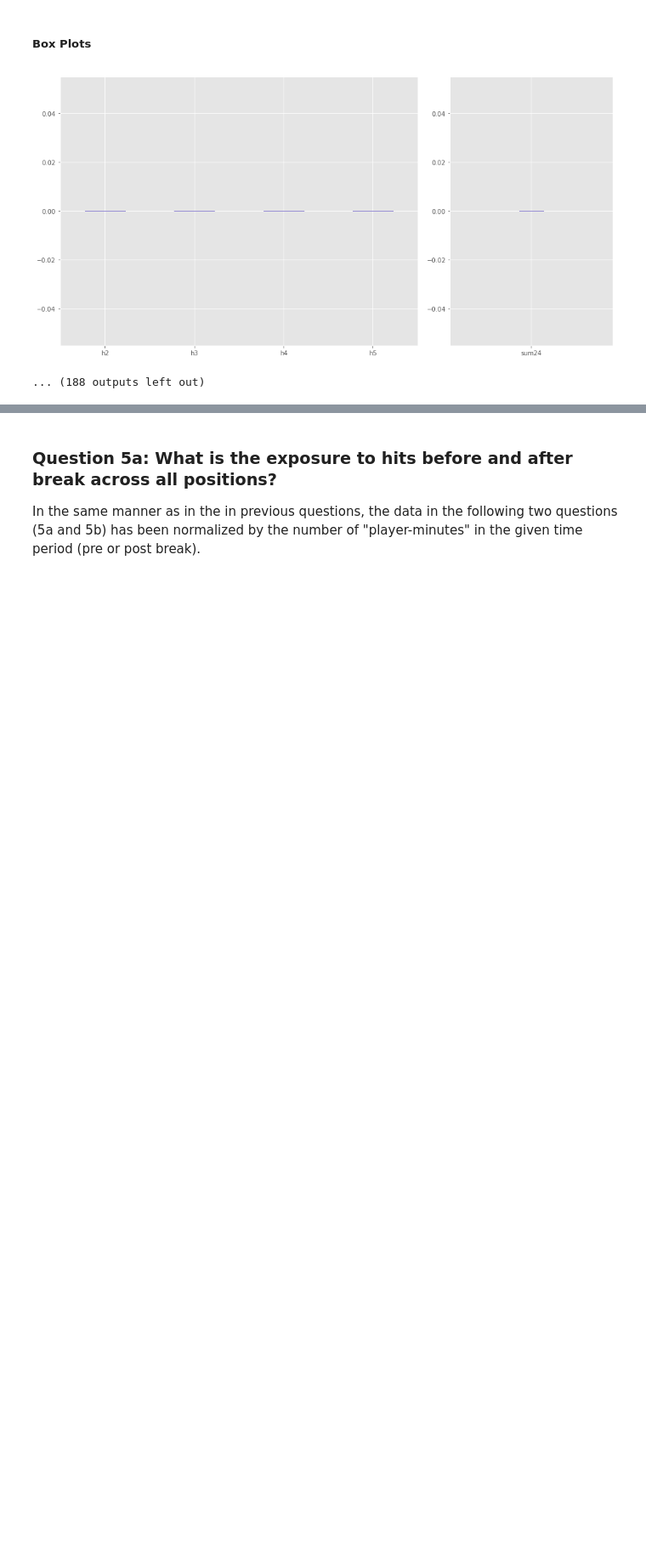
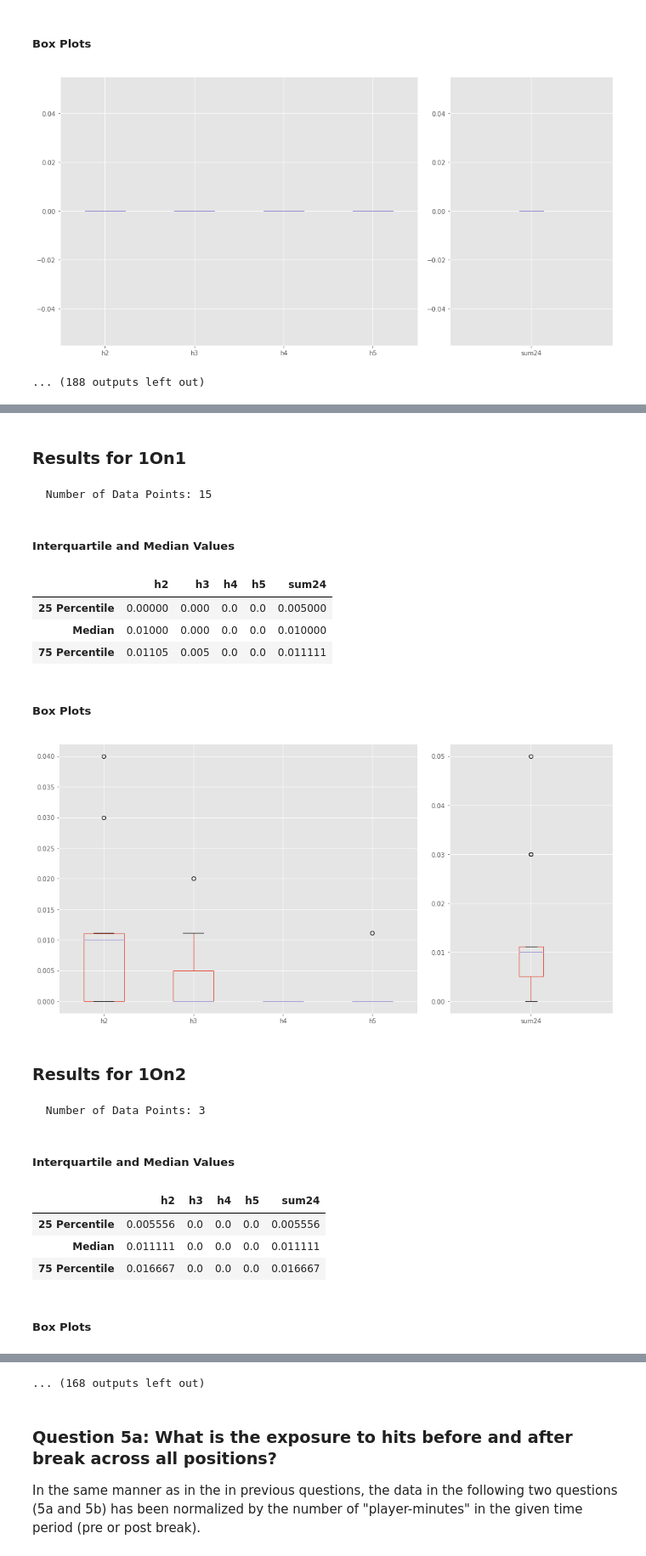
Before and after one commit to smhilde/ut_hits, a Jupyter notebook: Round 2.ipynb, the cells around one changed output, grey strips where cells are left out. Shown at 85% size. Saved outputs shown, nothing was run; the diff lists cells and outputs as text; code cells hidden in the pictures; blank space fills up the shorter version.

```diff
--- a/Round 2.ipynb
+++ b/Round 2.ipynb
@@ -373,0 +415,35 @@ This question is similar to question 3, only this time looking for exposure base
+# %%
+for name, grp in grps:
+    printmd('### Results for {}'.format(name.title()))
+    #display(grp)
+    print('  Number of Data Points: {}'.format(grp.shape[0]))
+    # Give the median and interquartile ranges
+    printmd('##### Interquartile and Median Values')
+    dat = grp.quantile([0.25, 0.50, 0.75])[['h2', 'h3', 'h4', 'h5', 'sum24']]
+    dat.index = pd.Index(['25 Percentile', 'Median', '75 Percentile'])
+    display(dat)
+    printmd('##### Box Plots')
+    fig = plt.figure(figsize=(16, 8))
+    plt.subplot2grid((1,3), (0,0), colspan=2)
+    grp[['h2', 'h3', 'h4', 'h5']].boxplot()
+    plt.subplot2grid((1,3), (0,2))
+    grp[['sum24']].boxplot()
+    plt.show()
+# %% [output]
+### Results for 1On1
+  Number of Data Points: 15
+##### Interquartile and Median Values
+|  | h2 | h3 | h4 | h5 | sum24 |
+| 25 Percentile | 0.00000 | 0.000 | 0.0 | 0.0 | 0.005000 |
+| Median | 0.01000 | 0.000 | 0.0 | 0.0 | 0.010000 |
+| 75 Percentile | 0.01105 | 0.005 | 0.0 | 0.0 | 0.011111 |
+##### Box Plots
+[figure, added]
+### Results for 1On2
+  Number of Data Points: 3
+##### Interquartile and Median Values
+|  | h2 | h3 | h4 | h5 | sum24 |
+| 25 Percentile | 0.005556 | 0.0 | 0.0 | 0.0 | 0.005556 |
+| Median | 0.011111 | 0.0 | 0.0 | 0.0 | 0.011111 |
+| 75 Percentile | 0.016667 | 0.0 | 0.0 | 0.0 | 0.016667 |
+##### Box Plots
@@ -374,3 +451,4 @@ This question is similar to question 3, only this time looking for exposure base
+... (168 outputs left out)
 # %% [markdown]
 ### Question 5a: What is the exposure to hits before and after break across all positions?
 
```
Also changed, not shown: parts of 15 cells of this notebook, 2 other files.
